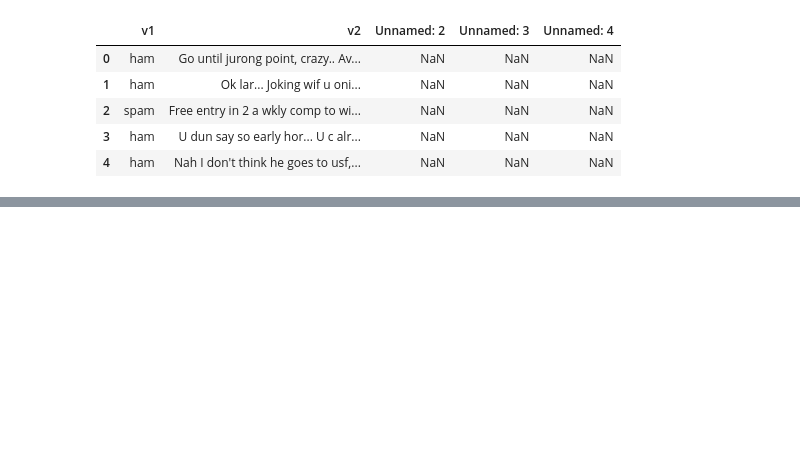
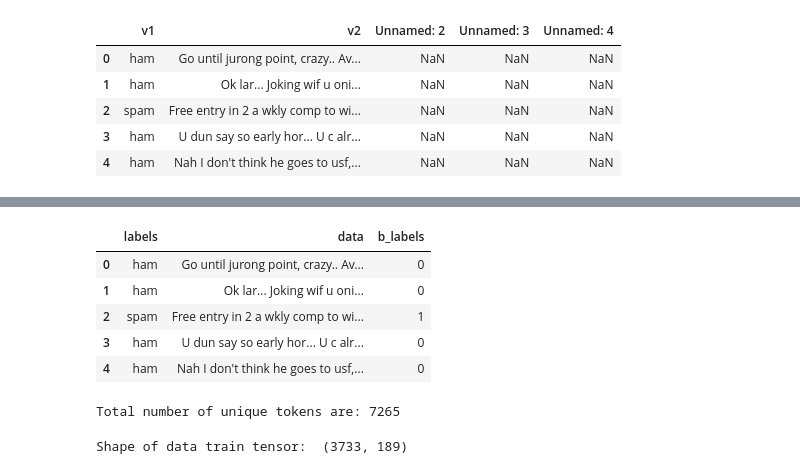
Before and after one commit to LeahDeshar/Expo-ML, a Jupyter notebook: server/TextClassification/main.ipynb, the cells around one changed output, grey strips where cells are left out. Drawn from its saved outputs; the diff is of its cells as text; code cells hidden in the pictures; blank space fills up the shorter version.

```diff
--- a/server/TextClassification/main.ipynb
+++ b/server/TextClassification/main.ipynb
@@ -23,3 +24,5 @@ df.head()
 | 2 | spam | Free entry in 2 a wkly comp to wi... | NaN | NaN | NaN |
 | 3 | ham | U dun say so early hor... U c alr... | NaN | NaN | NaN |
 | 4 | ham | Nah I don't think he goes to usf,... | NaN | NaN | NaN |
+# %%
+df = df.drop(["Unnamed: 2", "Unnamed: 3", "Unnamed: 4"],axis=1)
@@ -25,0 +38,17 @@ df.head()
+# %%
+# Rename the columns
+df.columns = ['labels','data']
+# %%
+# create a binary lables (0 and 1)
+
+df['b_labels']= df['labels'].map({'ham': 0,'spam': 1})
+y= df['b_labels'].values
+# %%
+df.head()
+# %% [output]
+|  | labels | data | b_labels |
+| 0 | ham | Go until jurong point, crazy.. Av... | 0 |
+| 1 | ham | Ok lar... Joking wif u oni... | 0 |
+| 2 | spam | Free entry in 2 a wkly comp to wi... | 1 |
+| 3 | ham | U dun say so early hor... U c alr... | 0 |
+| 4 | ham | Nah I don't think he goes to usf,... | 0 |
@@ -25,0 +65,12 @@ df.head()
+# %%
+# check word index mapping (to check the number of words in vocabulary)
+word2idx = tokenizer.word_index
+V = len(word2idx)
+print('Total number of unique tokens are: %s' % V)
+# %% [output]
+Total number of unique tokens are: 7265
+# %%
+data_train = pad_sequences(sequences_train)
+print('Shape of data train tensor: ',data_train.shape)
+# %% [output]
+Shape of data train tensor:  (3733, 189)
```
Also changed, not shown: parts of 13 cells of this notebook, 1 other file.
